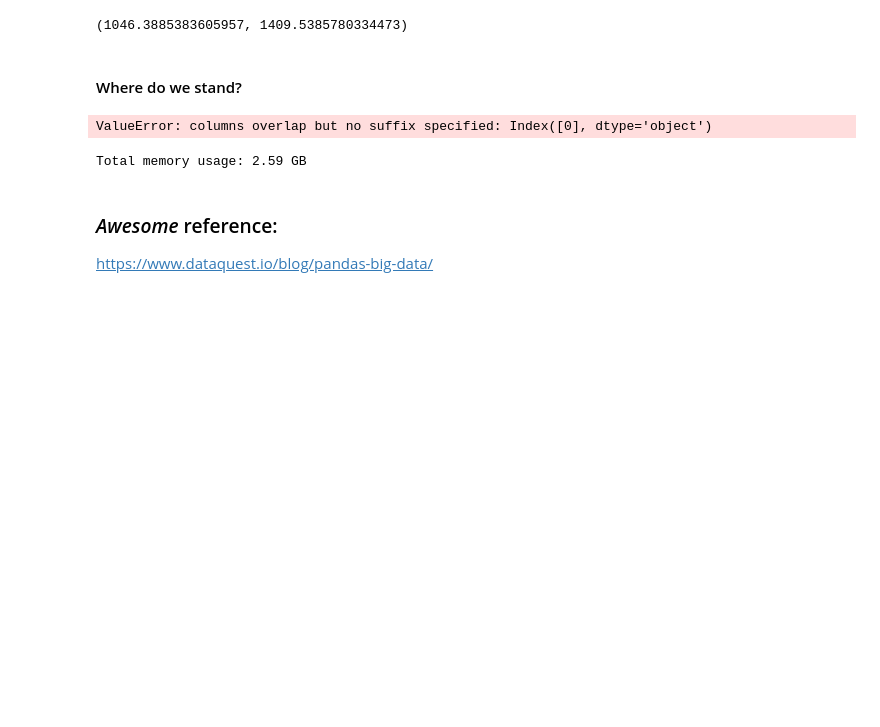
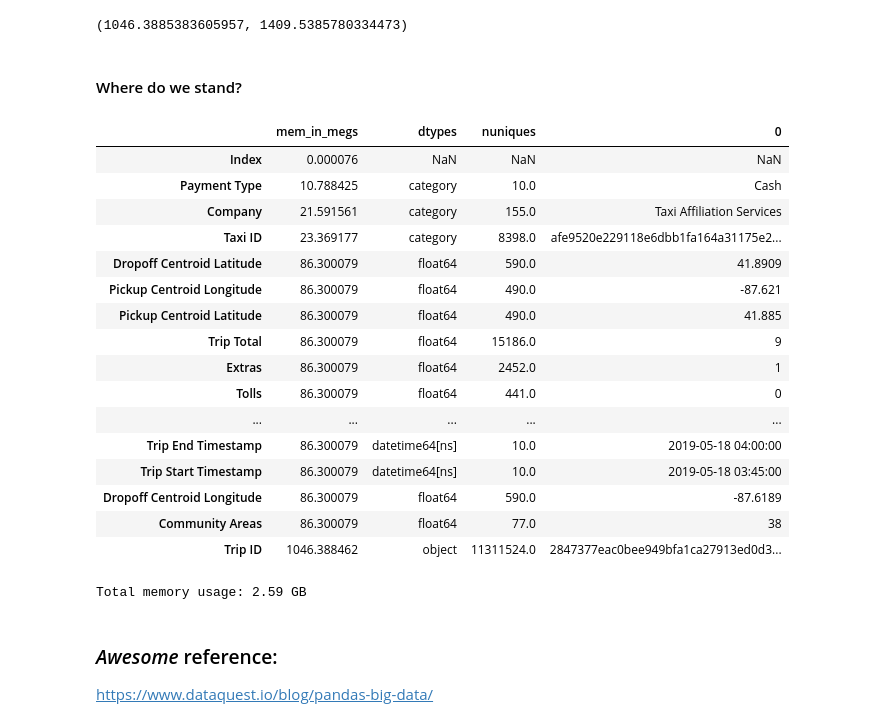
Before and after one commit to falconair/ProgrammingForAnalytics, a Jupyter notebook: notebooks/140 - Work With Taxi Trips - skip columns.ipynb, the cells around one changed output. Cells and saved outputs as stored; diff of their text form; code cells hidden in the pictures; blank space fills up the shorter version.

```diff
--- a/notebooks/140 - Work With Taxi Trips - skip columns.ipynb
+++ b/notebooks/140 - Work With Taxi Trips - skip columns.ipynb
@@ -188,12 +188,28 @@ data_df['Taxi ID'] = data_df['Taxi ID'].astype('category')
 # %% [markdown]
 #### Where do we stand?
 # %%
-pd.DataFrame(bytes2mb(data_df.memory_usage(deep=True, index=False)))\
+pd.DataFrame(bytes2mb(data_df.memory_usage(deep=True)), columns=["mem_in_megs"])\
     .join(pd.DataFrame(data_df.dtypes, columns=["dtypes"]))\
     .join(pd.DataFrame(data_df.nunique(), columns=["nuniques"]))\
     .join(data_df[:1].T).sort_values("mem_in_megs")
 # %% [output]
-ValueError: columns overlap but no suffix specified: Index([0], dtype='object')
+|  | mem_in_megs | dtypes | nuniques | 0 |
+| Index | 0.000076 | NaN | NaN | NaN |
+| Payment Type | 10.788425 | category | 10.0 | Cash |
+| Company | 21.591561 | category | 155.0 | Taxi Affiliation Services |
+| Taxi ID | 23.369177 | category | 8398.0 | afe9520e229118e6dbb1fa164a31175e2... |
+| Dropoff Centroid Latitude | 86.300079 | float64 | 590.0 | 41.8909 |
+| Pickup Centroid Longitude | 86.300079 | float64 | 490.0 | -87.621 |
+| Pickup Centroid Latitude | 86.300079 | float64 | 490.0 | 41.885 |
+| Trip Total | 86.300079 | float64 | 15186.0 | 9 |
+| Extras | 86.300079 | float64 | 2452.0 | 1 |
+| Tolls | 86.300079 | float64 | 441.0 | 0 |
+| ... | ... | ... | ... | ... |
+| Trip End Timestamp | 86.300079 | datetime64[ns] | 10.0 | 2019-05-18 04:00:00 |
+| Trip Start Timestamp | 86.300079 | datetime64[ns] | 10.0 | 2019-05-18 03:45:00 |
+| Dropoff Centroid Longitude | 86.300079 | float64 | 590.0 | -87.6189 |
+| Community Areas | 86.300079 | float64 | 77.0 | 38 |
+| Trip ID | 1046.388462 | object | 11311524.0 | 2847377eac0bee949bfa1ca27913ed0d3... |
 # %%
 print("Total memory usage:", round(sum(data_df.memory_usage(deep=True, index=False)) / (1024 ** 3), 2), "GB")
 # %% [output]
```
